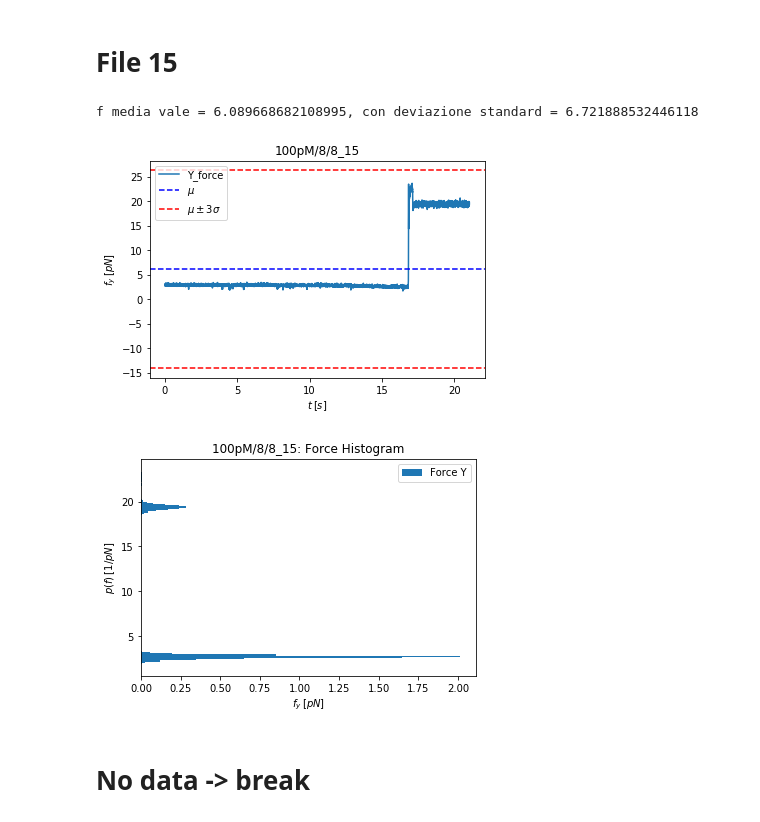
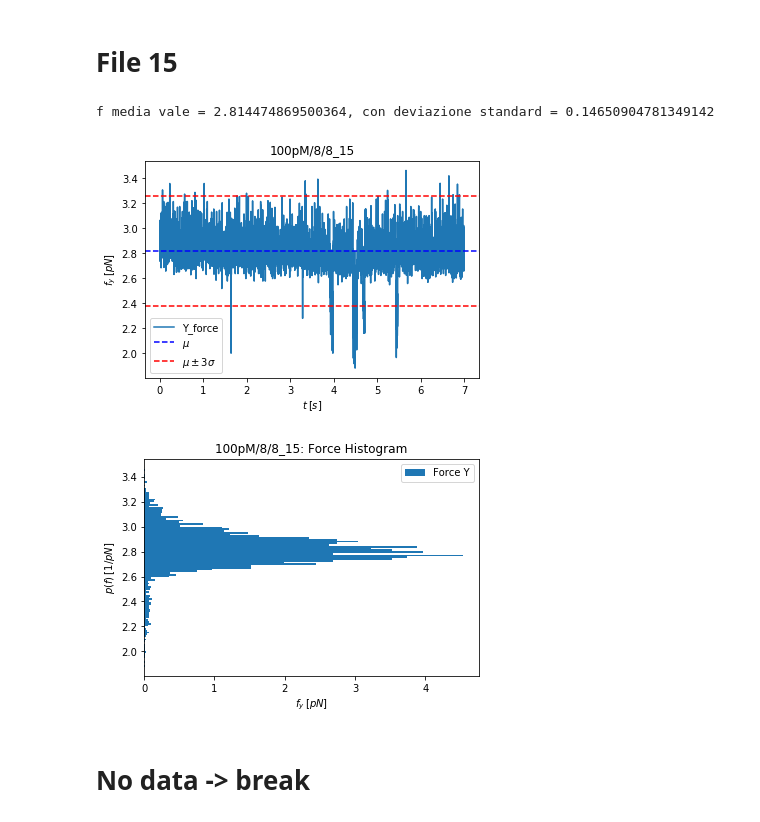
Before and after one commit to RiccardoTancredi/TesiTriennale, a Jupyter notebook: hoppingOligo8.ipynb, the cells around one changed output. Cells and saved outputs as stored; diff of their text form; code cells hidden in the pictures.

```diff
--- a/hoppingOligo8.ipynb
+++ b/hoppingOligo8.ipynb
@@ -758,12 +778,12 @@ data_frame
 # File 15
 # %%
 grafici = Graph_hop(dir_name, number, 15)
-data_frame = grafici.do_graph()
+data_frame = grafici.do_graph(7, -2)
 # (2.0440e4+0.5+1.95e-3, 2.0442e4+1.-1.95e-3)
 # %% [output]
-f media vale = 6.089668682108995, con deviazione standard = 6.721888532446118
+f media vale = 2.814474869500364, con deviazione standard = 0.14650904781349142
-[figure, old version]
+[figure, new version]
-[figure, old version]
+[figure, new version]
 # %% [markdown]
 # No data -> break
 # %%
```
Also changed, not shown: parts of 90 cells of this notebook, 45 other files.
